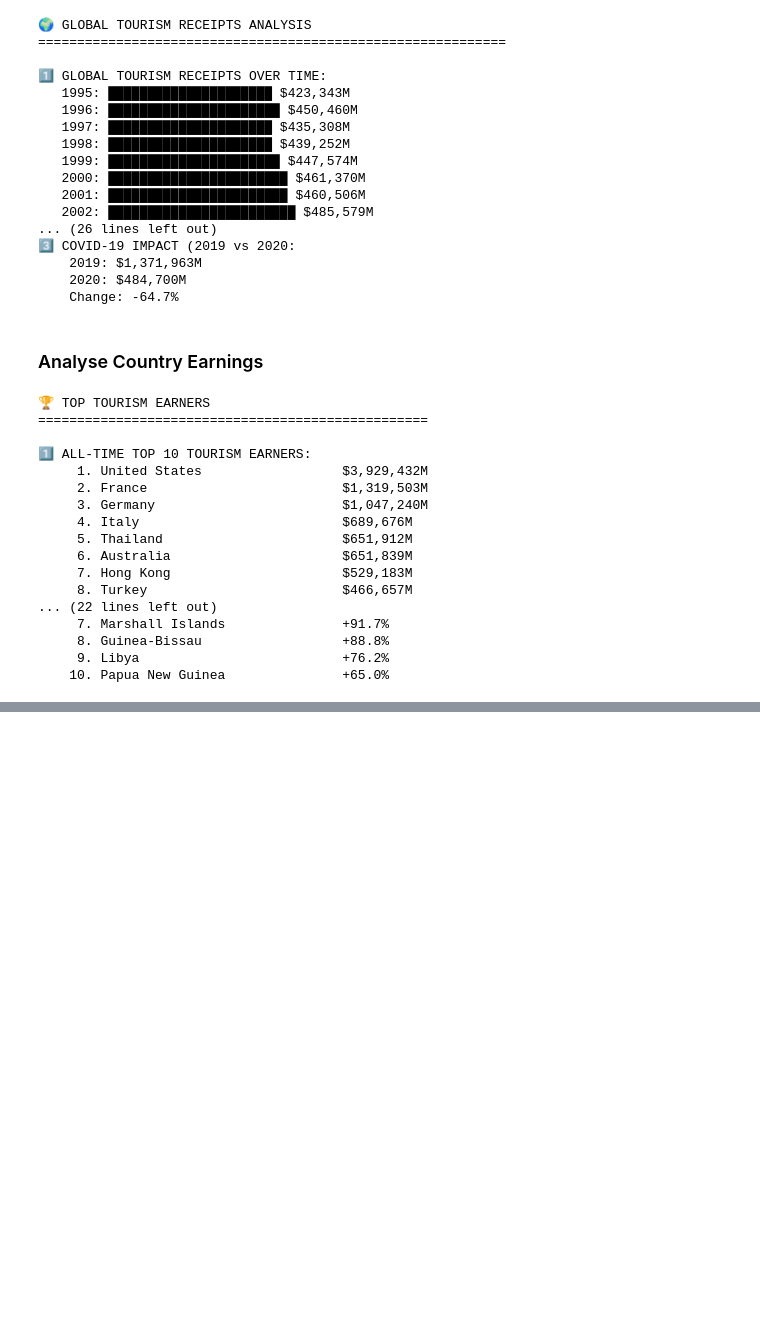
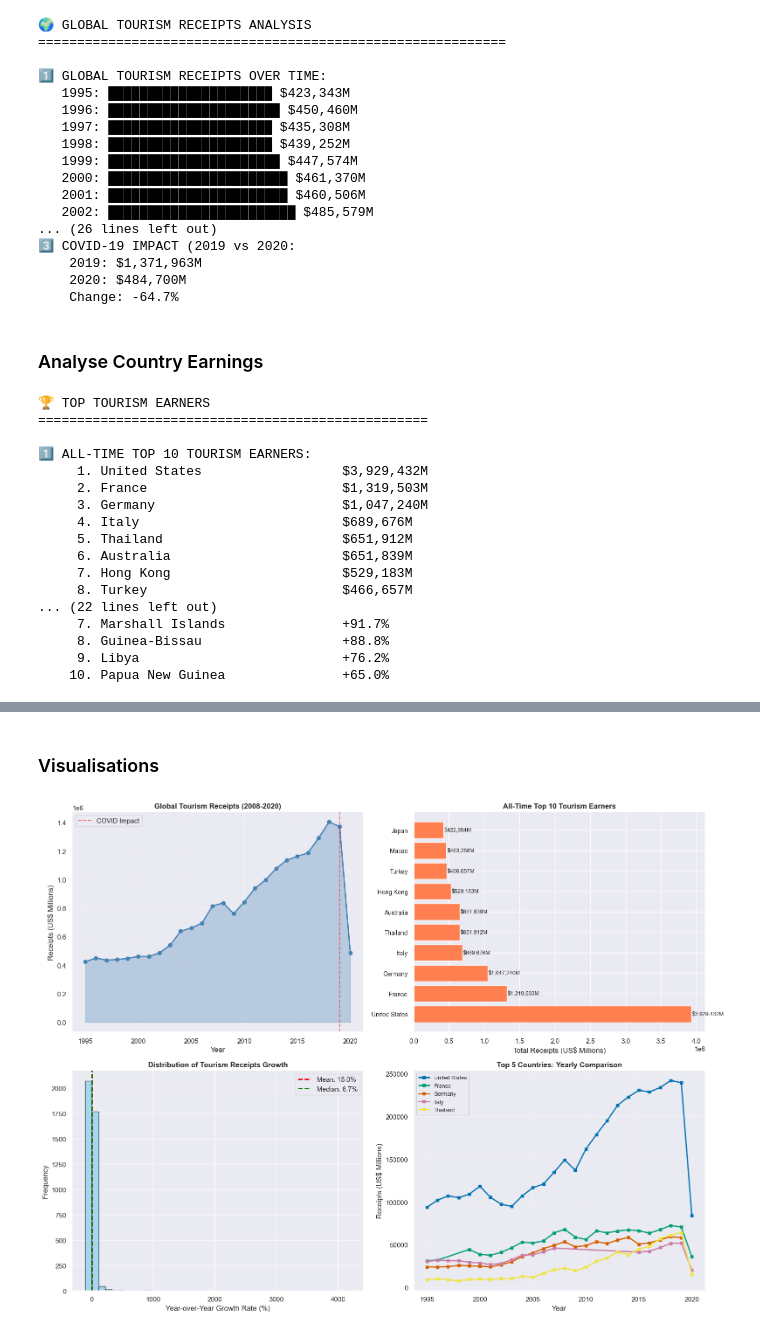
Before and after one commit to lizkodjo/TourismData, a Jupyter notebook: tourism_data.ipynb, the cells around one changed output, grey strips where cells are left out. Cells and saved outputs as stored; diff of their text form; code cells hidden in the pictures; blank space fills up the shorter version.

Commit message:
Working on visualisation of data

```diff
--- a/tourism_data.ipynb
+++ b/tourism_data.ipynb
@@ -158,7 +158,7 @@ def categorise_growth(rate):
     if rate > 20:
         return 'High Growth (>20%)'
     elif rate > 0:
-        return 'Postive Growth (0 - 20%)'
+        return 'Positive Growth (0 - 20%)'
     elif rate > -20:
         return 'Mild Decline (-20% to 0)'
     else:
@@ -292,0 +338,60 @@ for i, (country, growth) in enumerate(avg_growth.head(10).items(), 1):
+# %% [markdown]
+### Visualisations
+# %%
+# Create visualisations
+fig = plt.figure(figsize=(16, 12))
+
+# Global trend (line plot)
+ax1 = plt.subplot(2, 2, 1)
+global_totals = df_clean.groupby('year')['value_millions'].sum()
+ax1.plot(global_totals.index, global_totals.values, marker='o', linewidth=2, color='steelblue', markersize= 6)
+ax1.fill_between(global_totals.index, global_totals.values, alpha=0.3, color='steelblue')
+ax1.set_title('Global Tourism Receipts (2008-2020)', fontsize=12, fontweight='bold')
+ax1.set_xlabel('Year')
+ax1.set_ylabel('Receipts (US$ Millions)')
+ax1.grid(True, alpha=0.3)
+# Highlight COVID drop
+ax1.axvline(x=2019, color='red', linestyle='--', alpha=0.5, label='COVID Impact')
+ax1.legend()
+
+# Top 10 countries (horizontal bar chart)
+ax2 = plt.subplot(2, 2, 2)
+top10 = country_totals.head(10)
+bars = ax2.barh(range(len(top10)), top10.values, color='coral')
+ax2.set_yticks(range(len(top10)))
+ax2.set_yticklabels(top10.index, fontsize=10)
+ax2.set_xlabel('Total Receipts (US$ Millions)')
+ax2.set_title('All-Time Top 10 Tourism Earners', fontsize=12, fontweight='bold')
+# Add value labels
+for i, (bar, val) in enumerate(zip(bars, top10.values)):
+    ax2.text(val + 10000, bar.get_y() + bar.get_height()/2, f'${val:,.0f}M', va='center', fontsize=9)
+
+
+# Growth rate distribution histogram
+ax3 = plt.subplot(2, 2, 3)
+growth_data = df_clean[df_clean['growth_rate'] != 0]['growth_rate']
+ax3.hist(growth_data, bins=40, edgecolor='black', alpha=0.7, color='skyblue')
+ax3.axvline(growth_data.mean(), color='red', linestyle='--', linewidth=2, label=f'Mean: {growth_data.mean():.1f}%')
+ax3.axvline(growth_data.median(), color='green', linestyle='--', linewidth=2, label=f'Median: {growth_data.median():.1f}%')
+ax3.set_xlabel('Year-over-Year Growth Rate (%)')
+ax3.set_ylabel('Frequency')
+ax3.set_title('Distribution of Tourism Receipts Growth', fontsize=12, fontweight='bold')
+ax3.legend()
+
+
+# Top 5 countries - time series comparison
+ax4 = plt.subplot(2, 2, 4)
+top5_countries = top10.head(5).index
+for country in top5_countries:
+    country_data = df_clean[df_clean['name'] == country]
+    ax4.plot(country_data['year'], country_data['value_millions'], marker='s', linewidth=2, label=country, markersize=4)
+ax4.set_title('Top 5 Countries: Yearly Comparison', fontsize=12, fontweight='bold')
+ax4.set_xlabel('Year')
+ax4.set_ylabel('Receipts (US$ Millions)')
+ax4.legend(loc='best', fontsize=9)
+ax4.grid(True, alpha=0.3)
+
+plt.tight_layout()
+plt.show()
+# %% [output]
+[figure, added]
```
Also changed, not shown: parts of 2 cells of this notebook.
